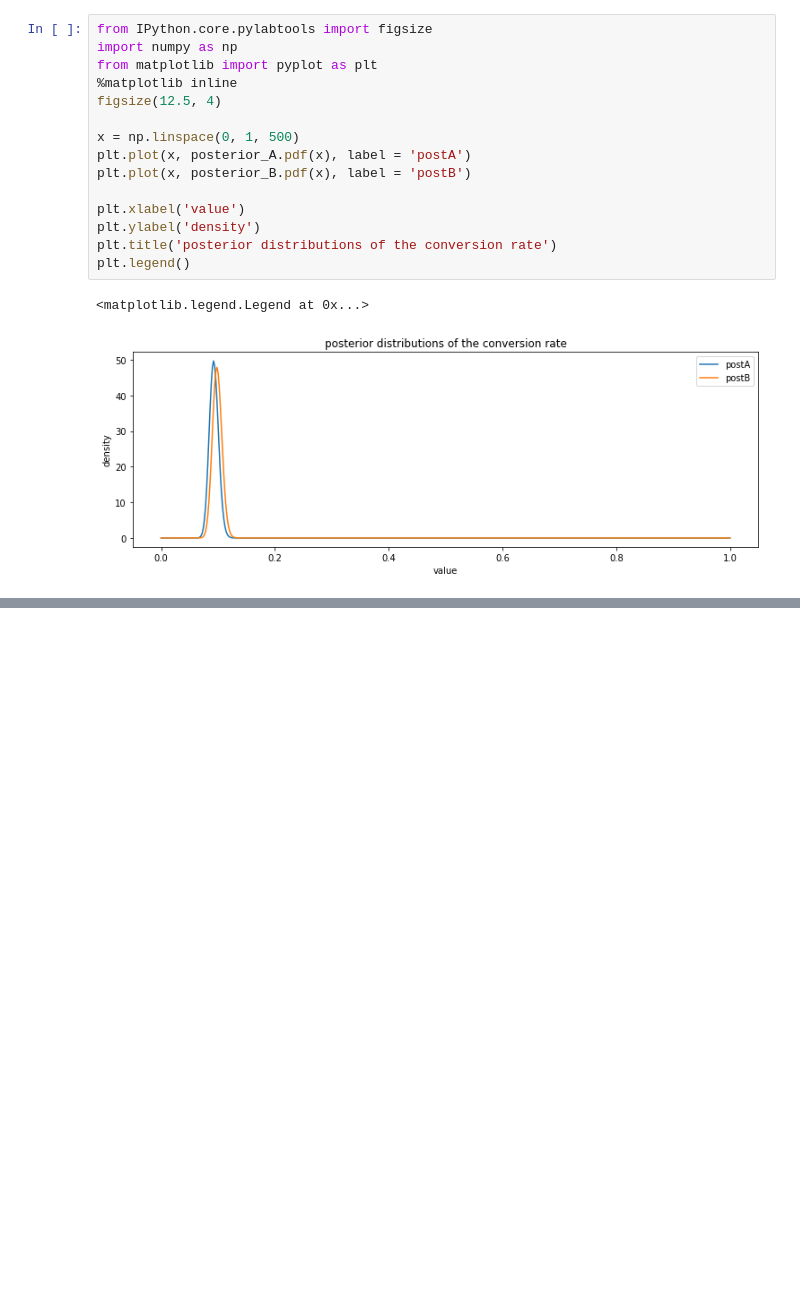
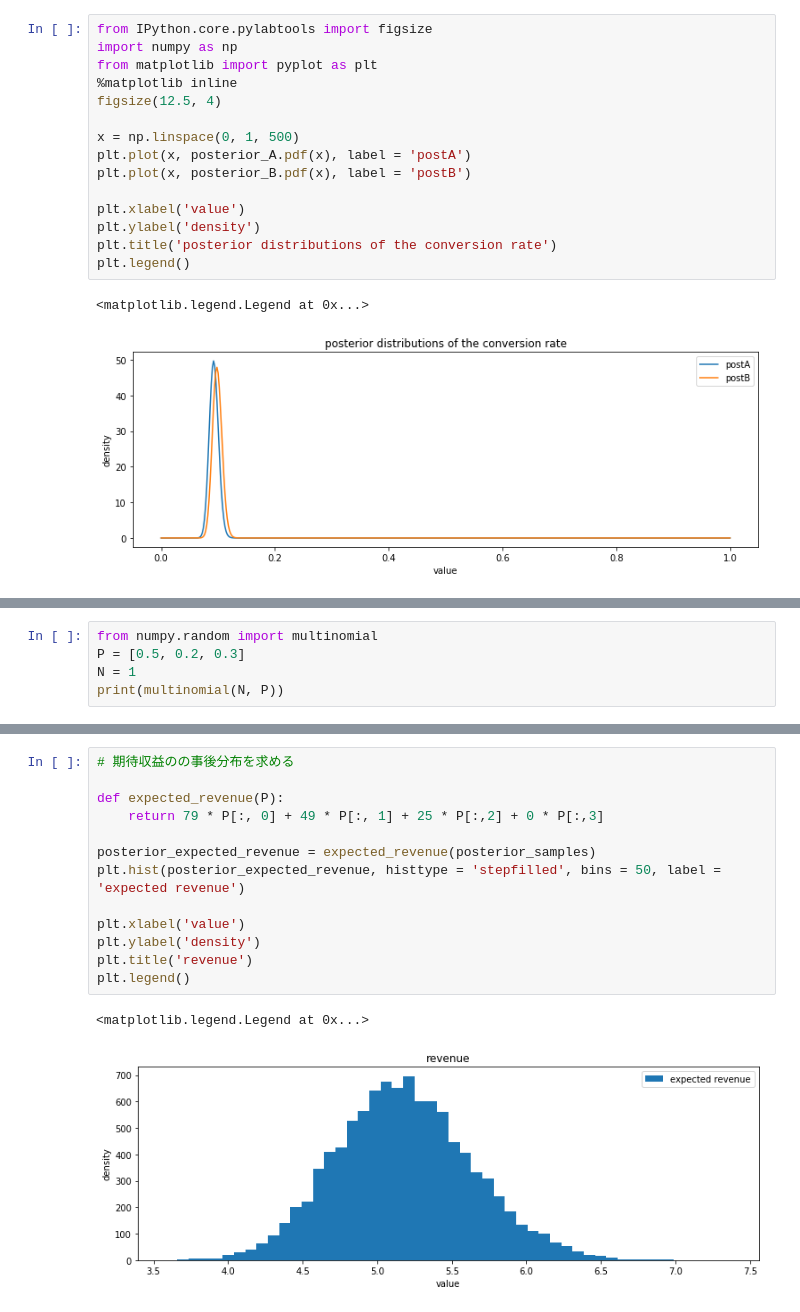
Before and after one commit to tomo461/bayesian_methods_for_hackers, a Jupyter notebook: Chapter7_Bayesian_AB_Testing/chap7.ipynb, the cells around one changed output, grey strips where cells are left out. Drawn from its saved outputs; the diff is of its cells as text; blank space fills up the shorter version.

```diff
--- a/Chapter7_Bayesian_AB_Testing/chap7.ipynb
+++ b/Chapter7_Bayesian_AB_Testing/chap7.ipynb
@@ -60,0 +100,5 @@ plt.legend()
+# %%
+from numpy.random import multinomial
+P = [0.5, 0.2, 0.3]
+N = 1
+print(multinomial(N, P))
@@ -60,0 +179,16 @@ plt.legend()
+# %%
+# 期待収益のの事後分布を求める
+
+def expected_revenue(P):
+    return 79 * P[:, 0] + 49 * P[:, 1] + 25 * P[:,2] + 0 * P[:,3]
+
+posterior_expected_revenue = expected_revenue(posterior_samples)
+plt.hist(posterior_expected_revenue, histtype = 'stepfilled', bins = 50, label = 'expected revenue')
+
+plt.xlabel('value')
+plt.ylabel('density')
+plt.title('revenue')
+plt.legend()
+# %% [output]
+<matplotlib.legend.Legend at 0x...>
+[figure, added]
```
Also changed, not shown: parts of 31 cells of this notebook.
